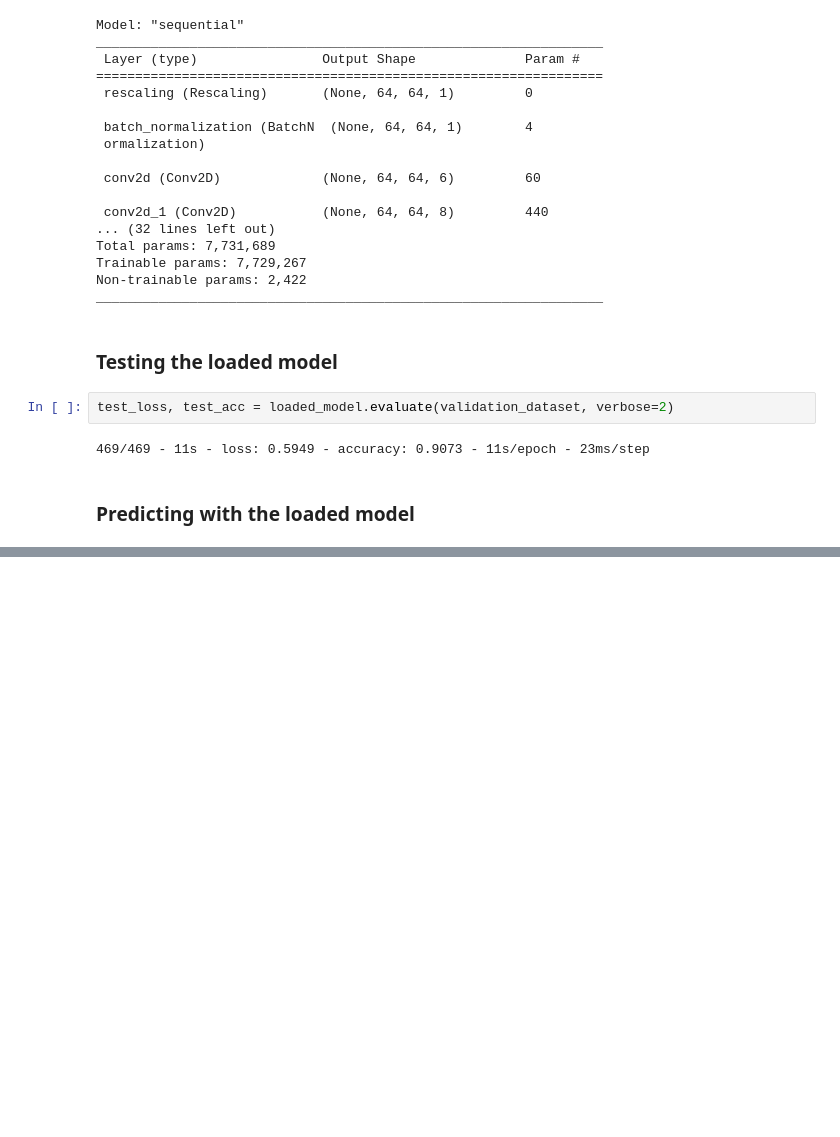
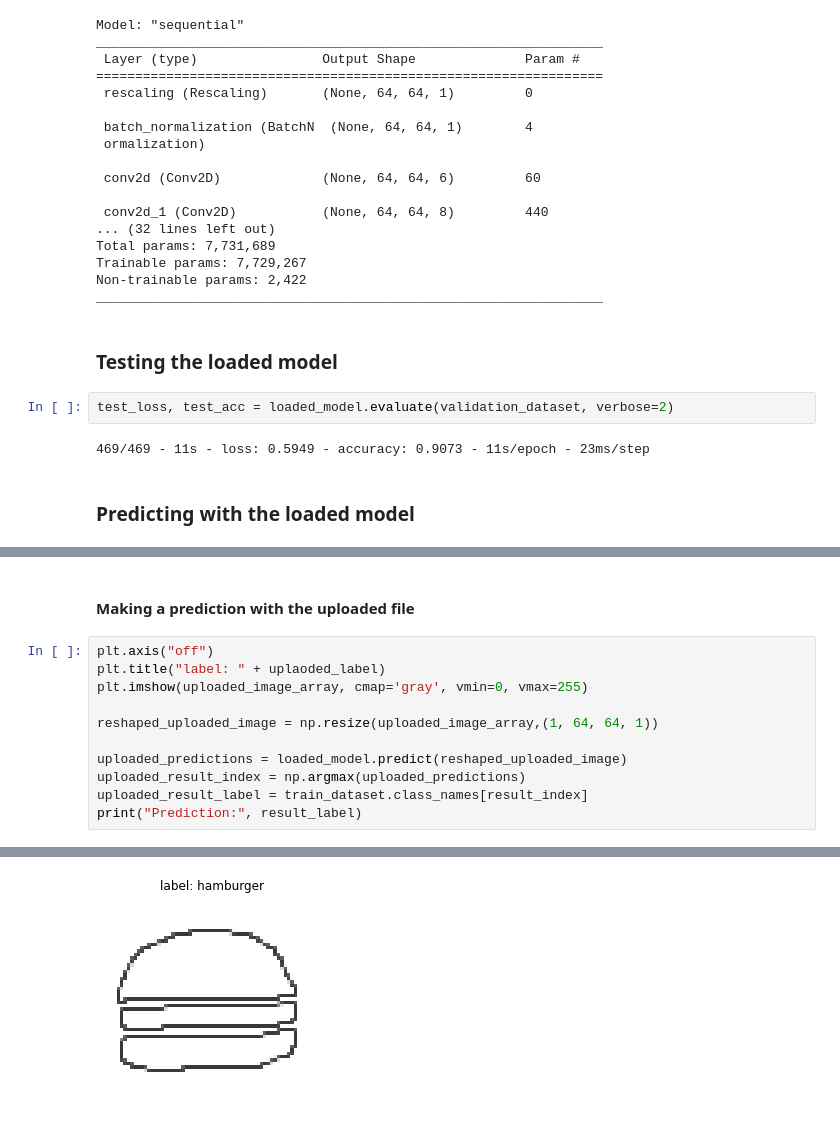
Before and after one commit to beratcmn/tensorflow-quickdraw-recognition, a Jupyter notebook: doodle_identification_final_model.ipynb, the cells around one changed output, grey strips where cells are left out. Drawn from its saved outputs; the diff is of its cells as text; blank space fills up the shorter version.

```diff
--- a/doodle_identification_final_model.ipynb
+++ b/doodle_identification_final_model.ipynb
@@ -302,0 +339,14 @@ Prediction: airplane
+# %% [markdown]
+#### Making a prediction with the uploaded file
+# %%
+plt.axis("off")
+plt.title("label: " + uplaoded_label)
+plt.imshow(uploaded_image_array, cmap='gray', vmin=0, vmax=255)
+
+reshaped_uploaded_image = np.resize(uploaded_image_array,(1, 64, 64, 1))
+
+uploaded_predictions = loaded_model.predict(reshaped_uploaded_image)
+uploaded_result_index = np.argmax(uploaded_predictions)
+uploaded_result_label = train_dataset.class_names[result_index]
+print("Prediction:", result_label)
+# %% [output]
@@ -302,0 +355 @@ Prediction: airplane
+[figure, added]
```
Also changed, not shown: parts of 7 cells of this notebook.
